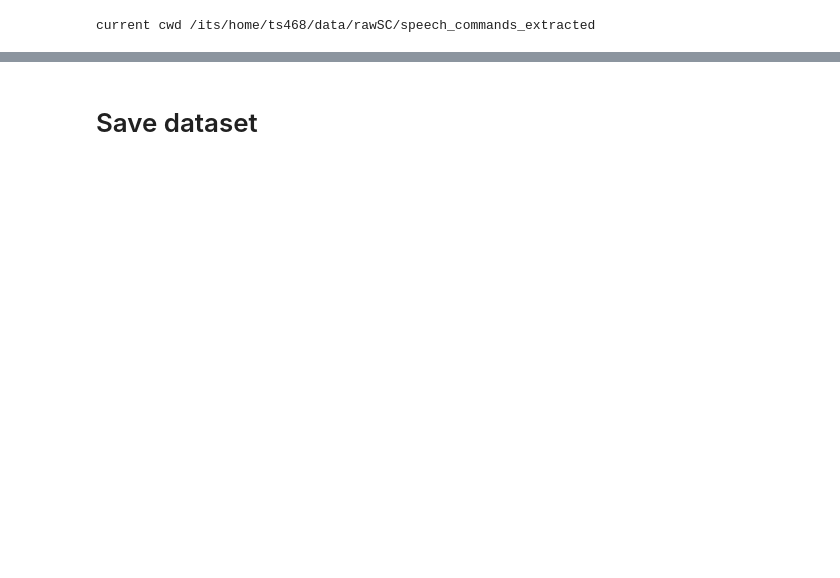
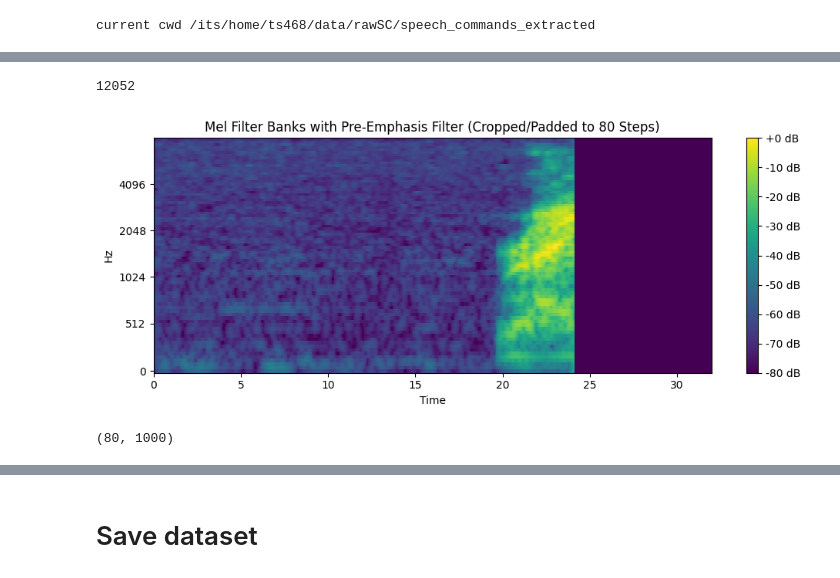
Before and after one commit to thomasshoesmith/Intel-Neuromorphic-Research-Project, a Jupyter notebook: mel-spectrogram encoding/GSC_mel_spectrogram_encoder_v4.ipynb, the cells around one changed output, grey strips where cells are left out. Saved outputs shown, nothing was run; the diff lists cells and outputs as text; code cells hidden in the pictures; blank space fills up the shorter version.

```diff
--- a/mel-spectrogram encoding/GSC_mel_spectrogram_encoder_v4.ipynb
+++ b/mel-spectrogram encoding/GSC_mel_spectrogram_encoder_v4.ipynb
@@ -131,5 +143,15 @@ def to_mel_spectrogram(file_name, display = False):
 
     else:
         return mel_spec_db
+# %%
+audio, sr = librosa.load(test_files[3], sr = 16000, mono=True)
+print(len(audio))
+# %% [output]
+12052
+# %%
+to_mel_spectrogram(test_files[3], True)
+# %% [output]
+[figure, added]
+(80, 1000)
 # %%
 # Visualise the output of the mel encoding
```
Also changed, not shown: parts of 18 cells of this notebook, 47 other files.
